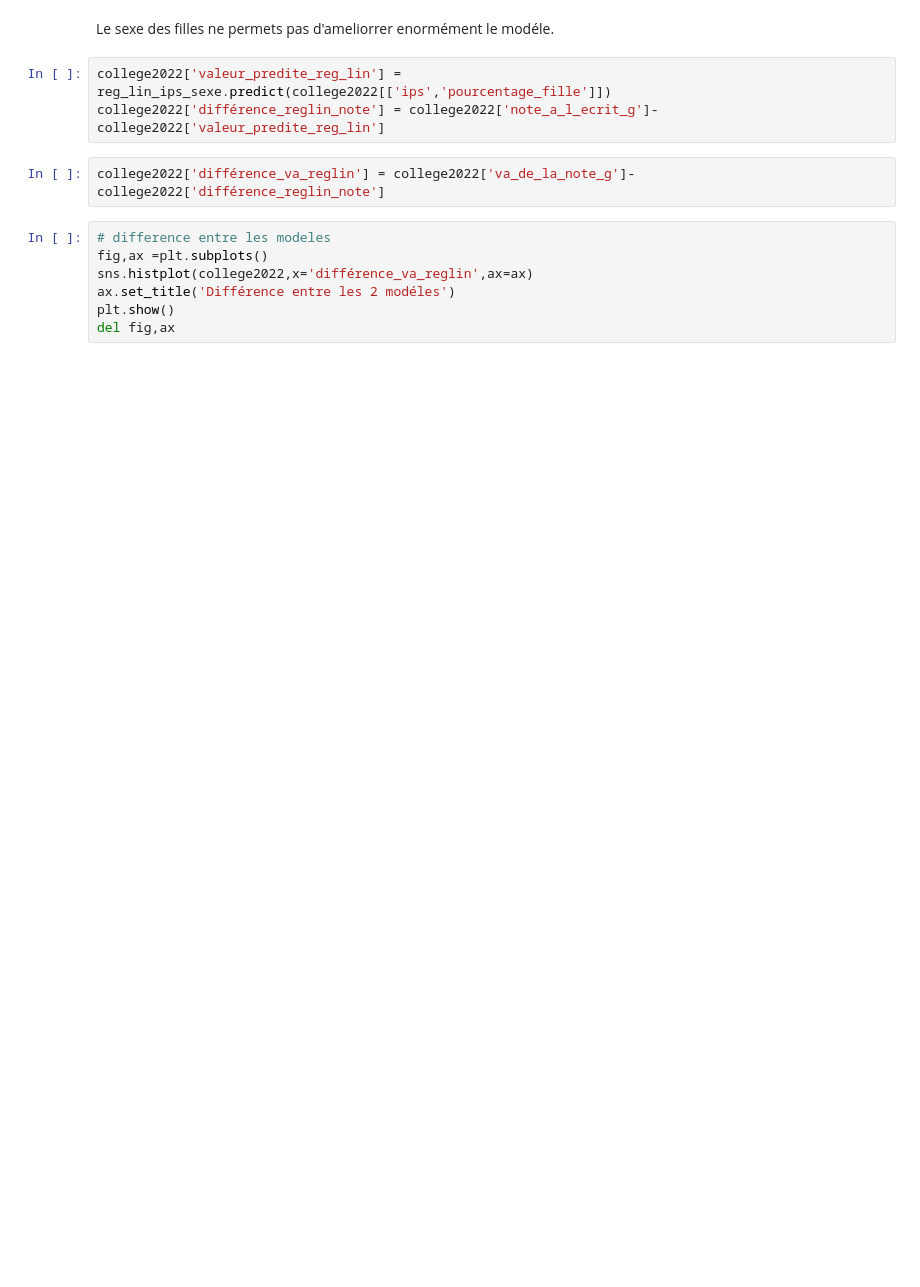
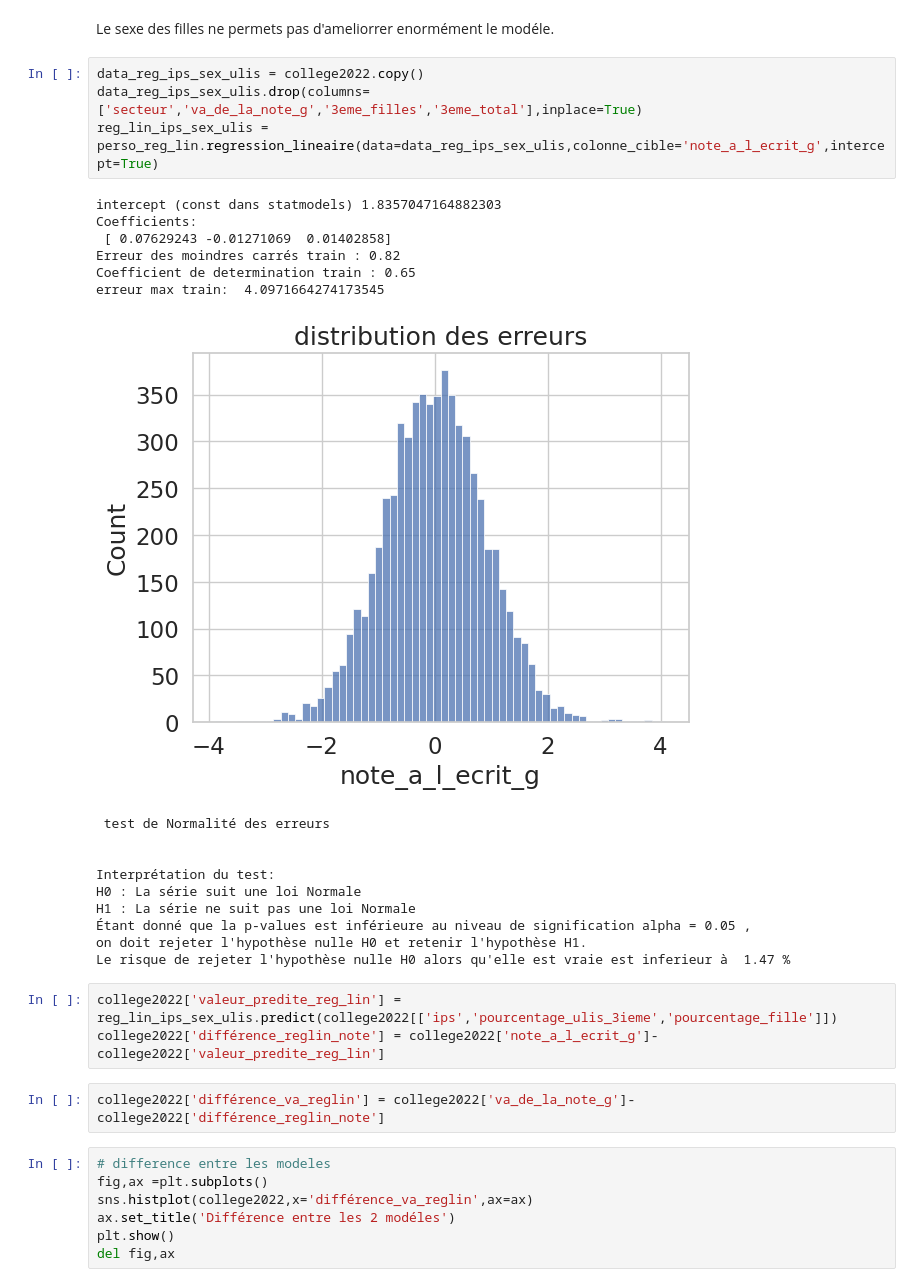
Before and after one commit to barrmath/data_educ, a Jupyter notebook: test_regression.ipynb, the cells around one changed output. Saved outputs shown, nothing was run; the diff lists cells and outputs as text; blank space fills up the shorter version.

```diff
--- a/test_regression.ipynb
+++ b/test_regression.ipynb
@@ -176,7 +176,28 @@ Le risque de rejeter l'hypothèse nulle H0 alors qu'elle est vraie est inferieur
 # %% [markdown]
 Le sexe des filles ne permets pas d'ameliorrer enormément le modéle.
+# %%
+data_reg_ips_sex_ulis = college2022.copy()
+data_reg_ips_sex_ulis.drop(columns=['secteur','va_de_la_note_g','3eme_filles','3eme_total'],inplace=True)
+reg_lin_ips_sex_ulis = perso_reg_lin.regression_lineaire(data=data_reg_ips_sex_ulis,colonne_cible='note_a_l_ecrit_g',intercept=True)
+# %% [output]
+intercept (const dans statmodels) 1.8357047164882303
+Coefficients:
+ [ 0.07629243 -0.01271069  0.01402858]
+Erreur des moindres carrés train : 0.82
+Coefficient de determination train : 0.65
+erreur max train:  4.0971664274173545
+[figure, added]
+ test de Normalité des erreurs
+
+
+Interprétation du test:
+H0 : La série suit une loi Normale
+H1 : La série ne suit pas une loi Normale
+Étant donné que la p-values est inférieure au niveau de signification alpha = 0.05 ,
+on doit rejeter l'hypothèse nulle H0 et retenir l'hypothèse H1.
+Le risque de rejeter l'hypothèse nulle H0 alors qu'elle est vraie est inferieur à  1.47 %
 # %%
-college2022['valeur_predite_reg_lin'] = reg_lin_ips_sexe.predict(college2022[['ips','pourcentage_fille']])
+college2022['valeur_predite_reg_lin'] = reg_lin_ips_sex_ulis.predict(college2022[['ips','pourcentage_ulis_3ieme','pourcentage_fille']])
 college2022['différence_reglin_note'] = college2022['note_a_l_ecrit_g']-college2022['valeur_predite_reg_lin']
 # %%
 college2022['différence_va_reglin'] = college2022['va_de_la_note_g']-college2022['différence_reglin_note']
```
Also changed, not shown: parts of 2 cells of this notebook.
